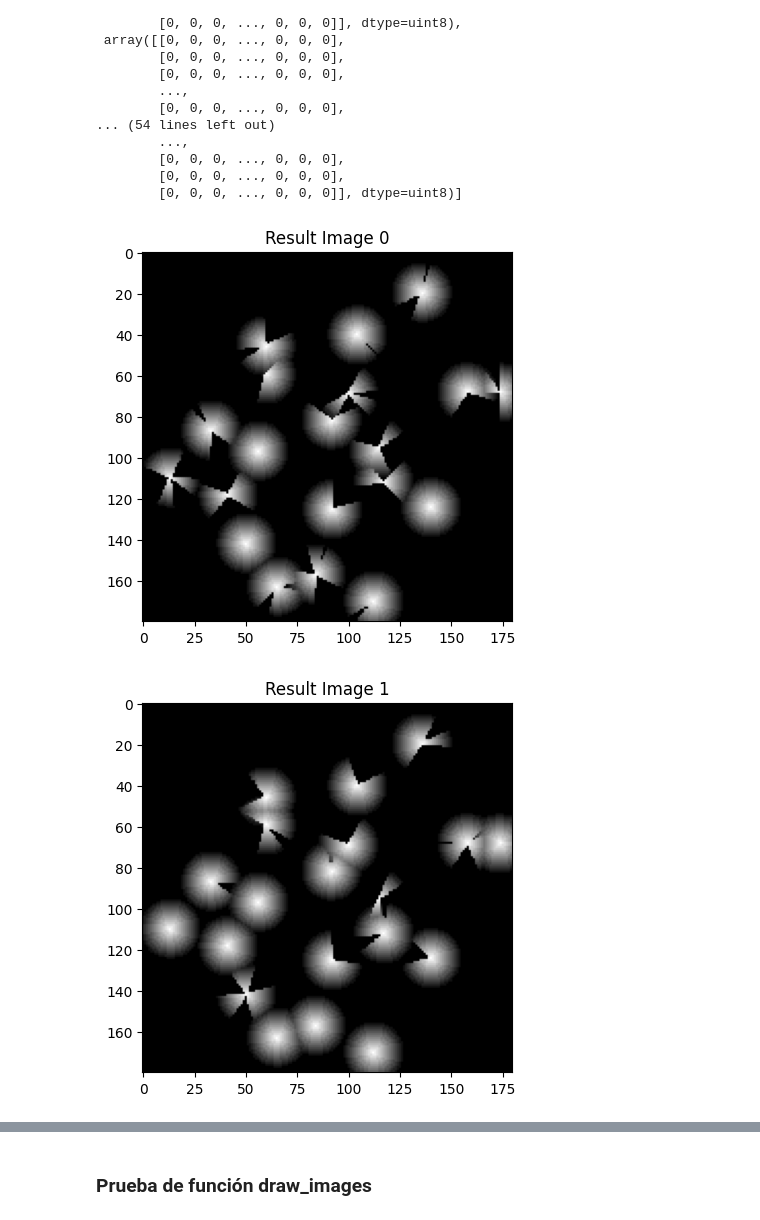
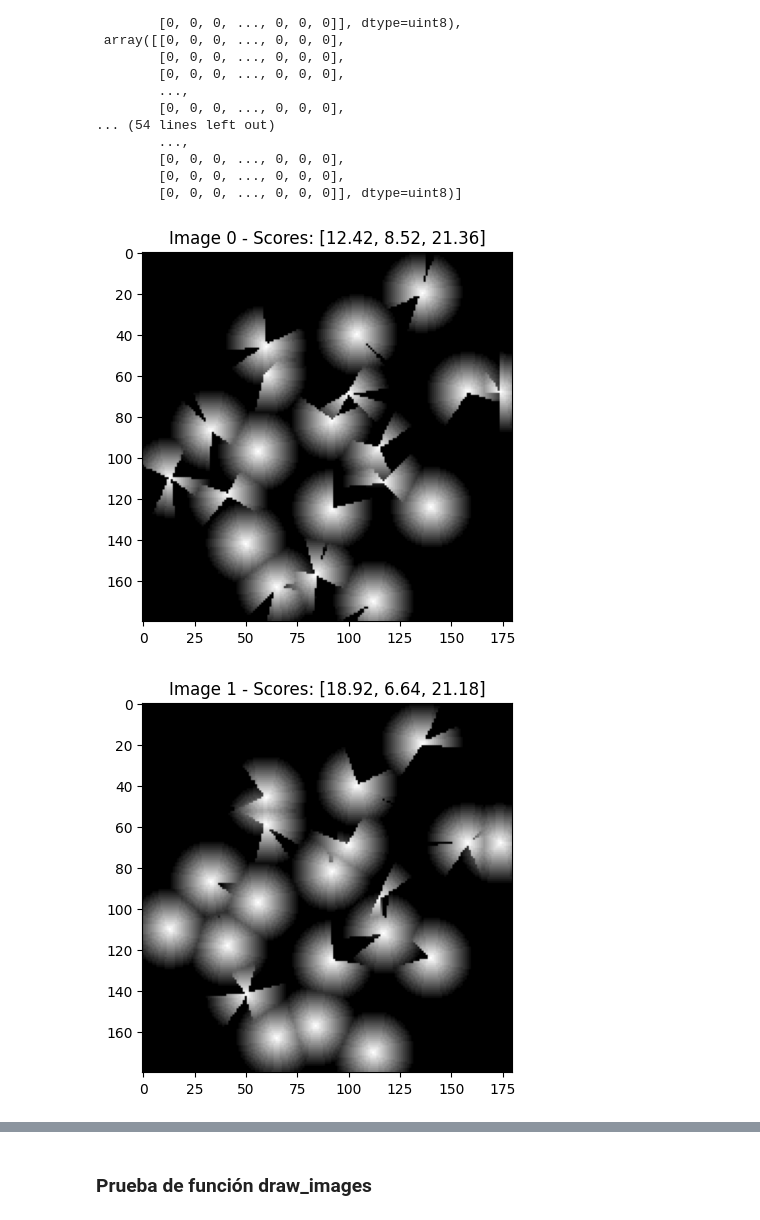
Before and after one commit to MiguelMussi/Multi-Parameter_Wireless_Network, a Jupyter notebook: CNN.ipynb, the cells around one changed output, grey strips where cells are left out. Saved outputs shown, nothing was run; the diff lists cells and outputs as text; code cells hidden in the pictures.

```diff
--- a/CNN.ipynb
+++ b/CNN.ipynb
@@ -702,11 +698,14 @@ def leer_datos_xyz(url):
 
 
 def escalar_xy(df):
-    for i in range(0, len(df.columns), 7):
+    num_columns = len(df.columns) - 3
+
+    for i in range(0, num_columns, 7):
         df.iloc[:, i] = df.iloc[:, i] / 10
 
-    for i in range(1, len(df.columns), 7):
+    for i in range(1, num_columns, 7):
         df.iloc[:, i] = df.iloc[:, i] / 10
+
     return df
 
 def parse_antenas(antena_list):
@@ -758,19 +757,22 @@ def draw_antenas(image_shape, antena_data, attenuation):
 
 def parse_registros(df):
     registros = []
+    r_scores = []
     for index, row in df.iterrows():
         antena_list = row[:-3].tolist()  # Excluir las últimas 3 columnas (R1, R2, R3)
+        scores = row[-3:].tolist()  # Obtener las últimas 3 columnas (R1, R2, R3)
         registros.append(antena_list)
-    return registros
+        r_scores.append(scores)
+    return registros, r_scores
 # %%
 url = 'datos_xyz.txt'
-attenuation = 15
+attenuation = 20
 image_shape = (180, 180)
 
 df = leer_datos_xyz(url)
 df = df.head(10)
 df = escalar_xy(df)
-registros = parse_registros(df)
+registros, r_scores = parse_registros(df)
 
 images = []
 for registro in registros:
@@ -778,0 +794,4 @@ for registro in registros:
+# %%
+# Imprimir los valores target correspondientes a cada registro
+for i, scores in enumerate(r_scores):
+    print(f"Registro {i} - R_Scores: {r_scores[i]}")
@@ -798,11 +828,11 @@ images
         [0, 0, 0, ..., 0, 0, 0]], dtype=uint8)]
 # %%
 # Mostrar imágenes con matplotlib
-for i, img in enumerate(images):
+for i in range(6):
     plt.figure()
-    plt.title(f"Result Image {i}")
-    plt.imshow(img, cmap='gray')
+    plt.title(f"Image {i} - Scores: {r_scores[i]}")
+    plt.imshow(images[i], cmap='gray')
     plt.show()
 # %% [output]
-[figure, old version]
+[figure, new version]
-[figure, old version]
+[figure, new version]
```
Also changed, not shown: parts of 23 cells of this notebook.
